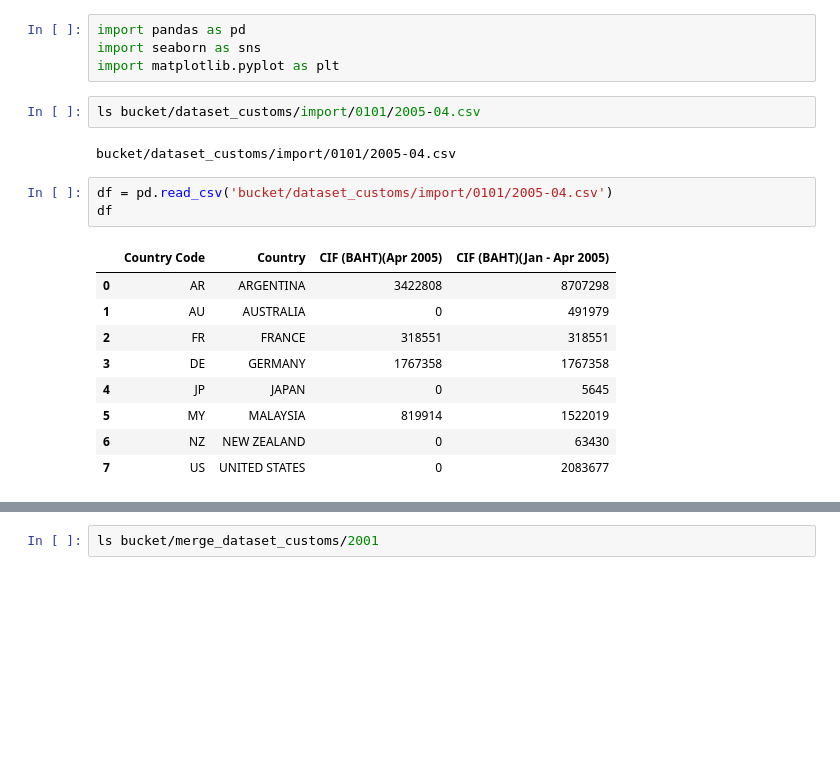
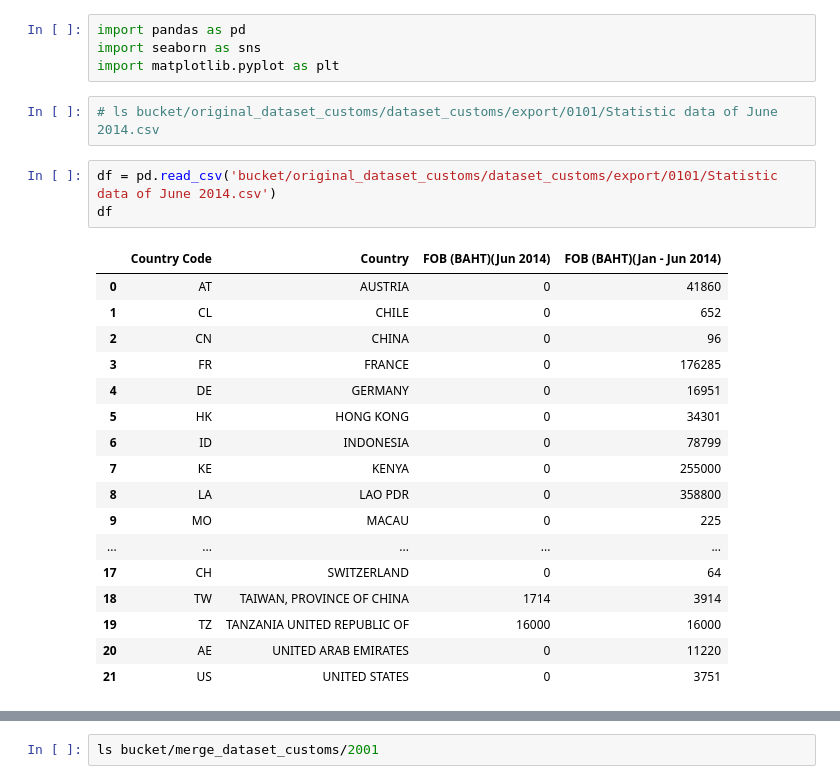
Before and after one commit to SothanaV/cs358-forcasting, a Jupyter notebook: 04_explor_data.ipynb, the cells around one changed output, grey strips where cells are left out. Drawn from its saved outputs; the diff is of its cells as text; blank space fills up the shorter version.

```diff
--- a/04_explor_data.ipynb
+++ b/04_explor_data.ipynb
@@ -2,21 +2,27 @@
 import pandas as pd
 import seaborn as sns
 import matplotlib.pyplot as plt
-# %%
-ls bucket/dataset_customs/import/0101/2005-04.csv
-# %% [output]
-bucket/dataset_customs/import/0101/2005-04.csv
+# %%
+# ls bucket/original_dataset_customs/dataset_customs/export/0101/Statistic data of June 2014.csv
 # %%
-df = pd.read_csv('bucket/dataset_customs/import/0101/2005-04.csv')
+df = pd.read_csv('bucket/original_dataset_customs/dataset_customs/export/0101/Statistic data of June 2014.csv')
 df
 # %% [output]
-|  | Country Code | Country | CIF (BAHT)(Apr 2005) | CIF (BAHT)(Jan - Apr 2005) |
-| 0 | AR | ARGENTINA | 3422808 | 8707298 |
-| 1 | AU | AUSTRALIA | 0 | 491979 |
-| 2 | FR | FRANCE | 318551 | 318551 |
-| 3 | DE | GERMANY | 1767358 | 1767358 |
-| 4 | JP | JAPAN | 0 | 5645 |
-| 5 | MY | MALAYSIA | 819914 | 1522019 |
-| 6 | NZ | NEW ZEALAND | 0 | 63430 |
-| 7 | US | UNITED STATES | 0 | 2083677 |
+|  | Country Code | Country | FOB (BAHT)(Jun 2014) | FOB (BAHT)(Jan - Jun 2014) |
+| 0 | AT | AUSTRIA | 0 | 41860 |
+| 1 | CL | CHILE | 0 | 652 |
+| 2 | CN | CHINA | 0 | 96 |
+| 3 | FR | FRANCE | 0 | 176285 |
+| 4 | DE | GERMANY | 0 | 16951 |
+| 5 | HK | HONG KONG | 0 | 34301 |
+| 6 | ID | INDONESIA | 0 | 78799 |
+| 7 | KE | KENYA | 0 | 255000 |
+| 8 | LA | LAO PDR | 0 | 358800 |
+| 9 | MO | MACAU | 0 | 225 |
+| ... | ... | ... | ... | ... |
+| 17 | CH | SWITZERLAND | 0 | 64 |
+| 18 | TW | TAIWAN, PROVINCE OF CHINA | 1714 | 3914 |
+| 19 | TZ | TANZANIA UNITED REPUBLIC OF | 16000 | 16000 |
+| 20 | AE | UNITED ARAB EMIRATES | 0 | 11220 |
+| 21 | US | UNITED STATES | 0 | 3751 |
 # %%
```
Also changed, not shown: parts of 2 cells of this notebook, 2 other files.
